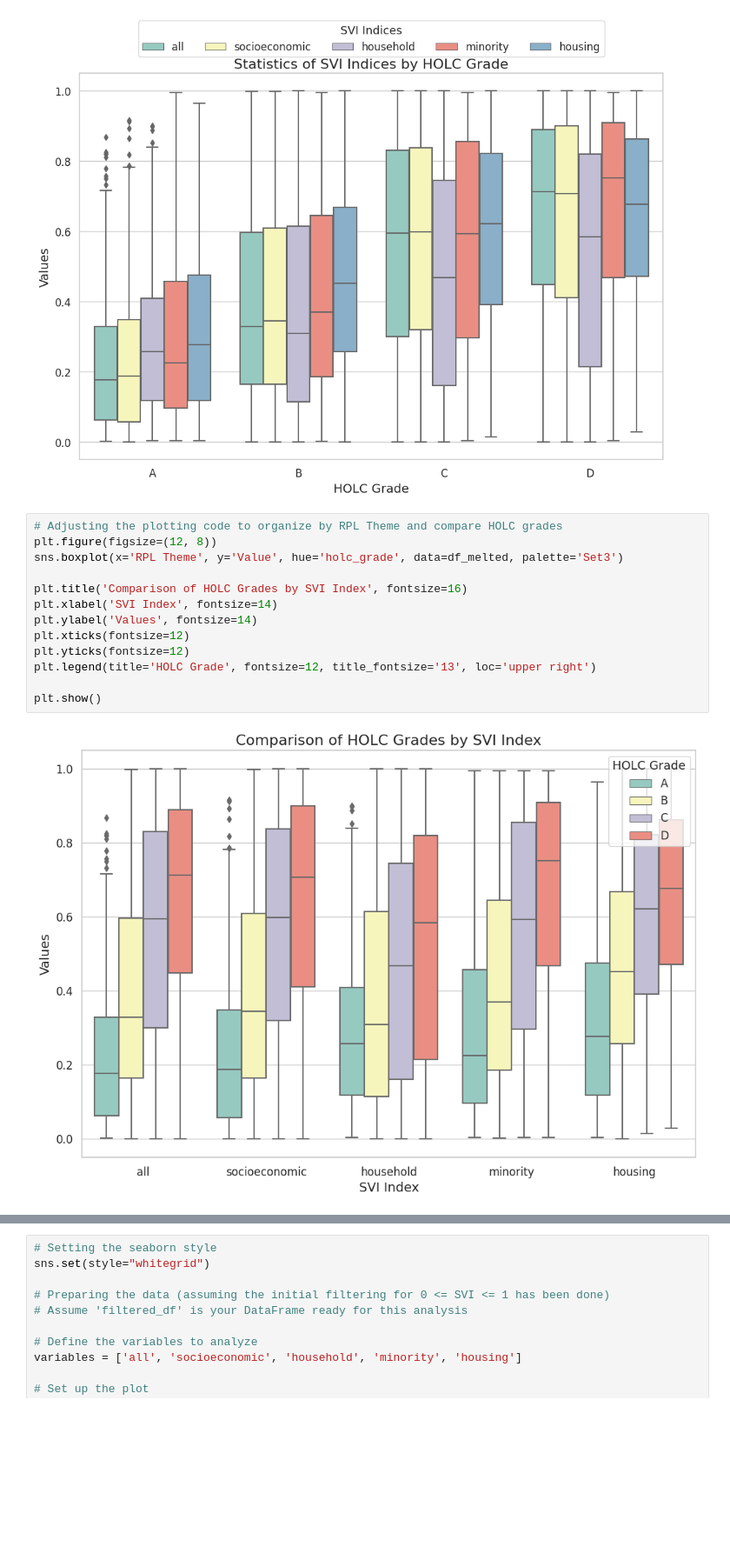
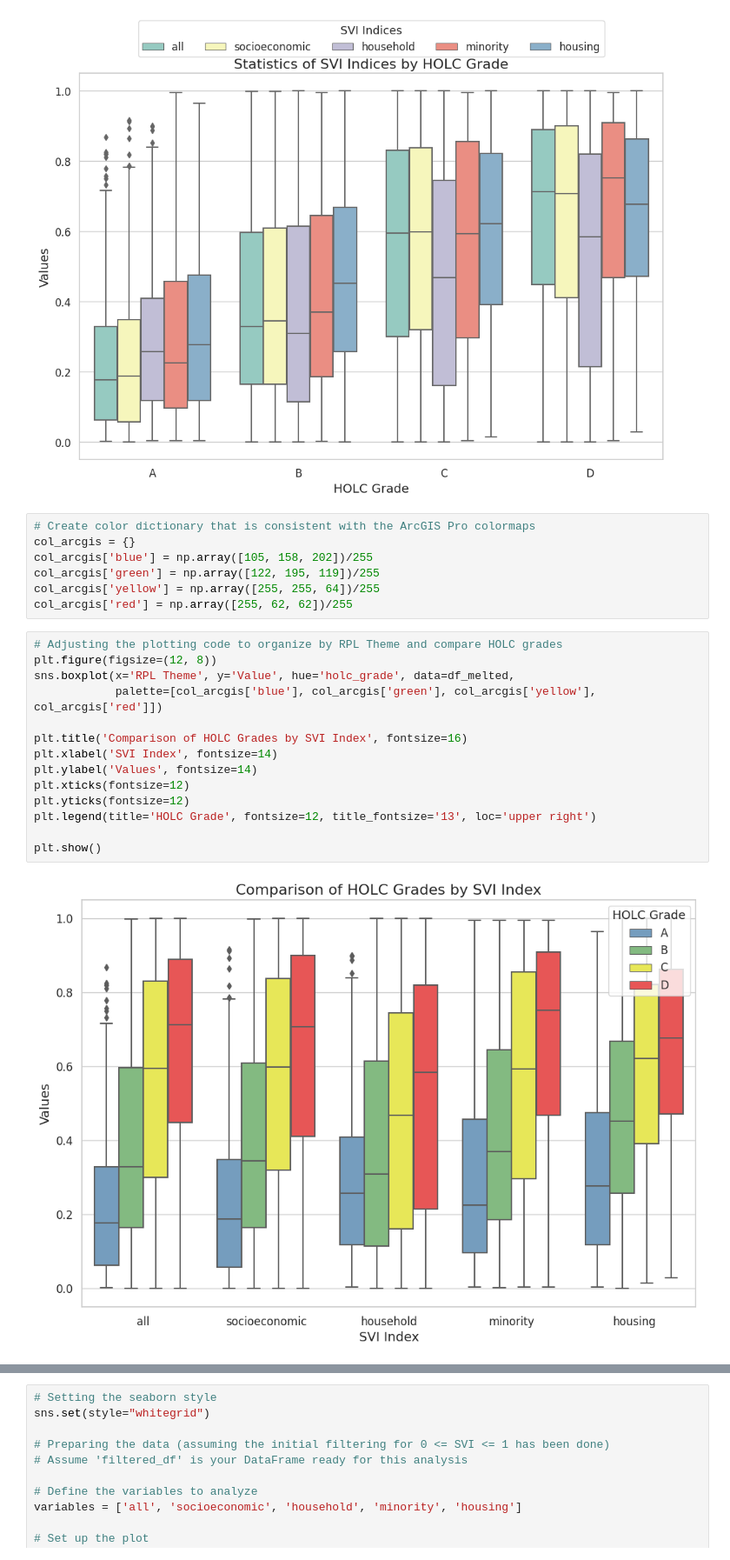
Before and after one commit to tbeucler/2023_SD_REP, a Jupyter notebook: Figures_Tables.ipynb, the cells around one changed output, grey strips where cells are left out. Shown at 87% size. Cells and saved outputs as stored; diff of their text form; blank space fills up the shorter version.

Commit message:
Update to figures for improved consistency with ArcGIS Pro analysis

```diff
--- a/Figures_Tables.ipynb
+++ b/Figures_Tables.ipynb
@@ -295,18 +295,26 @@ plt.legend(title='SVI Indices', loc='upper center', bbox_to_anchor=(0.5, 1.15),
 plt.show()
 # %% [output]
 [figure]
+# %%
+# Create color dictionary that is consistent with the ArcGIS Pro colormaps
+col_arcgis = {}
+col_arcgis['blue'] = np.array([105, 158, 202])/255
+col_arcgis['green'] = np.array([122, 195, 119])/255
+col_arcgis['yellow'] = np.array([255, 255, 64])/255
+col_arcgis['red'] = np.array([255, 62, 62])/255
 # %%
 # Adjusting the plotting code to organize by RPL Theme and compare HOLC grades
 plt.figure(figsize=(12, 8))
-sns.boxplot(x='RPL Theme', y='Value', hue='holc_grade', data=df_melted, palette='Set3')
+sns.boxplot(x='RPL Theme', y='Value', hue='holc_grade', data=df_melted,
+            palette=[col_arcgis['blue'], col_arcgis['green'], col_arcgis['yellow'], col_arcgis['red']])
 
 plt.title('Comparison of HOLC Grades by SVI Index', fontsize=16)
 plt.xlabel('SVI Index', fontsize=14)
 plt.ylabel('Values', fontsize=14)
 plt.xticks(fontsize=12)
 plt.yticks(fontsize=12)
 plt.legend(title='HOLC Grade', fontsize=12, title_fontsize='13', loc='upper right')
 
 plt.show()
 # %% [output]
-[figure, old version]
+[figure, new version]
```
Also changed, not shown: parts of 9 cells of this notebook.
